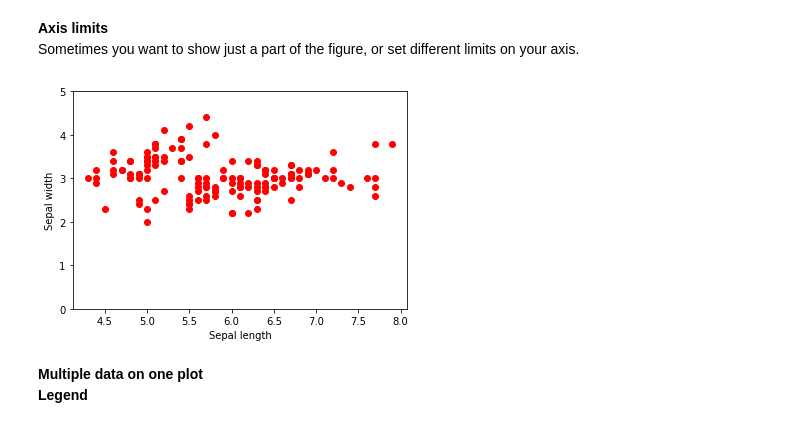
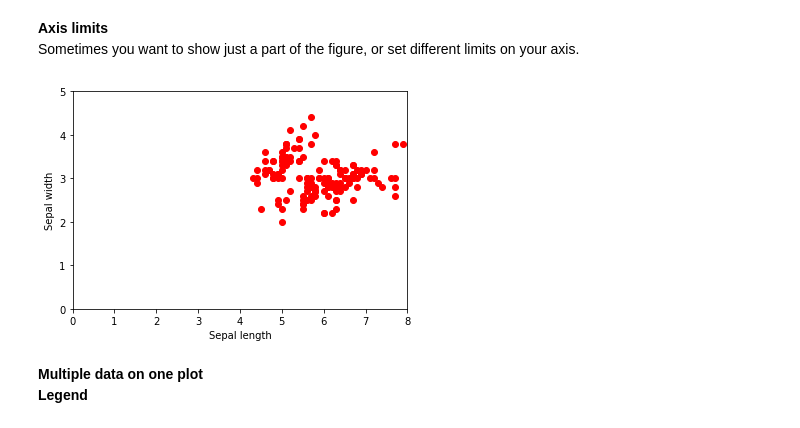
Before and after one commit to SaskaAloric/IntroCompleNeT2023, a Jupyter notebook: Notebooks/CNT_Lesson2.ipynb, the cells around one changed output. Drawn from its saved outputs; the diff is of its cells as text; code cells hidden in the pictures.

```diff
--- a/Notebooks/CNT_Lesson2.ipynb
+++ b/Notebooks/CNT_Lesson2.ipynb
@@ -817,11 +884,12 @@ Sometimes you want to show just a part of the figure, or set different limits on
 # %%
 plt.xlabel("Sepal length")
 plt.ylabel("Sepal width")
 plt.ylim(0,5)
+plt.xlim(0,8)
 plt.plot(data['sepallength'], data['sepalwidth'], 'o', color="r")
 plt.show()
 # %% [output]
-[figure, old version]
+[figure, new version]
 # %% [markdown]
 **Multiple data on one plot** <br>
 **Legend**<br>
```
Also changed, not shown: parts of 34 cells of this notebook, 1 other file.
